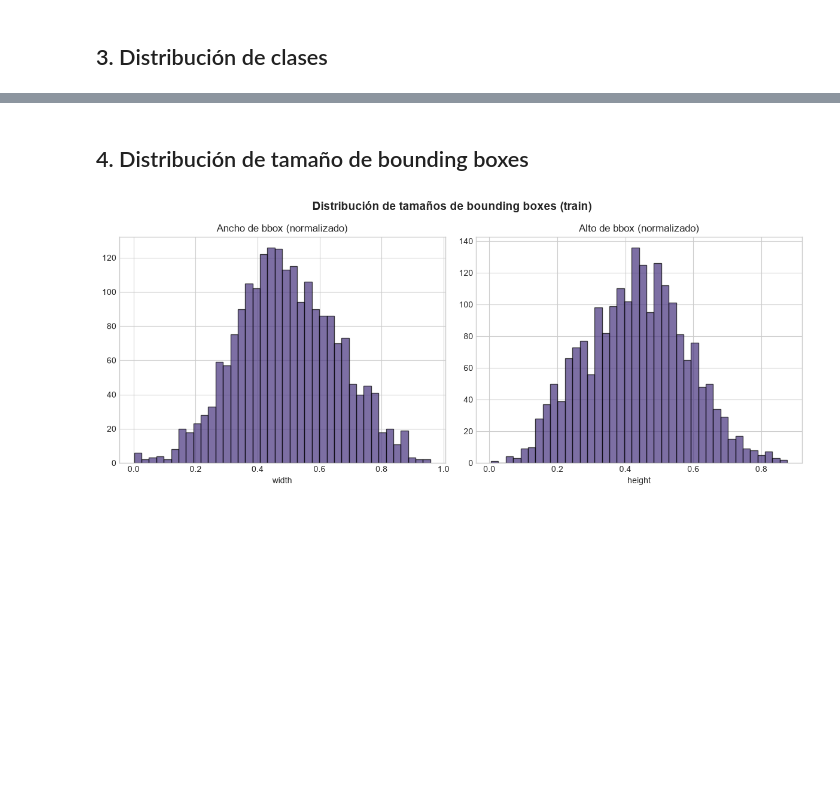
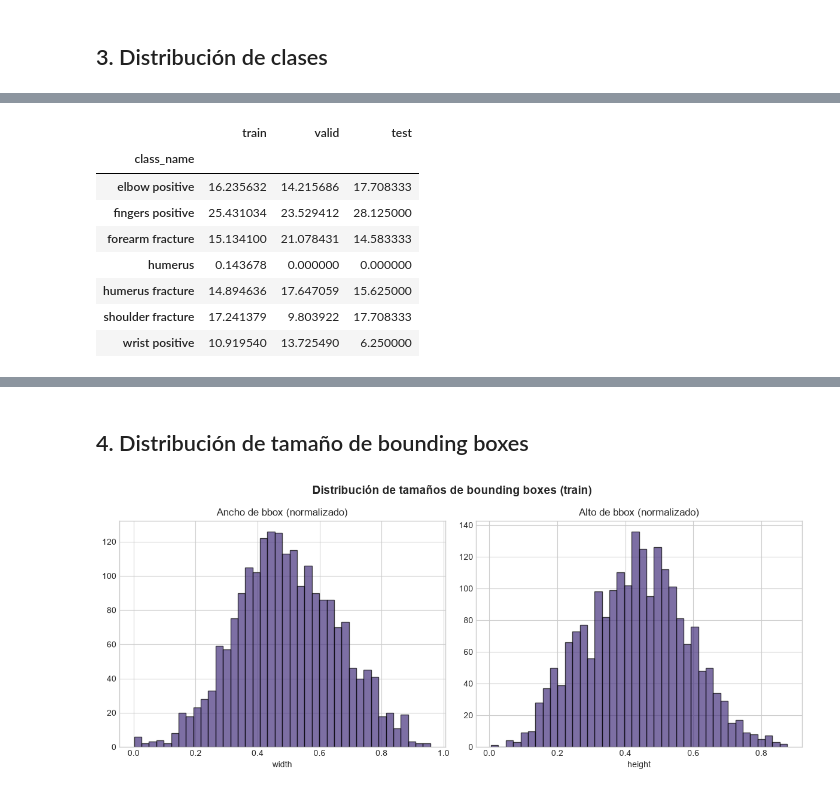
Before and after one commit to leandroabritez/VPCII_TP_CEIA, a Jupyter notebook: notebooks/01_EDA.ipynb, the cells around one changed output, grey strips where cells are left out. Saved outputs shown, nothing was run; the diff lists cells and outputs as text; code cells hidden in the pictures; blank space fills up the shorter version.

```diff
--- a/notebooks/01_EDA.ipynb
+++ b/notebooks/01_EDA.ipynb
@@ -138,0 +188,18 @@ plt.show()
+# %%
+class_percentages_df = (
+    class_counts_df
+    .div(class_counts_df.sum(axis=0), axis=1)
+    * 100
+)
+
+class_percentages_df
+# %% [output]
+|  | train | valid | test |
+| class_name |  |  |  |
+| elbow positive | 16.235632 | 14.215686 | 17.708333 |
+| fingers positive | 25.431034 | 23.529412 | 28.125000 |
+| forearm fracture | 15.134100 | 21.078431 | 14.583333 |
+| humerus | 0.143678 | 0.000000 | 0.000000 |
+| humerus fracture | 14.894636 | 17.647059 | 15.625000 |
+| shoulder fracture | 17.241379 | 9.803922 | 17.708333 |
+| wrist positive | 10.919540 | 13.725490 | 6.250000 |
```
Also changed, not shown: parts of 10 cells of this notebook.
